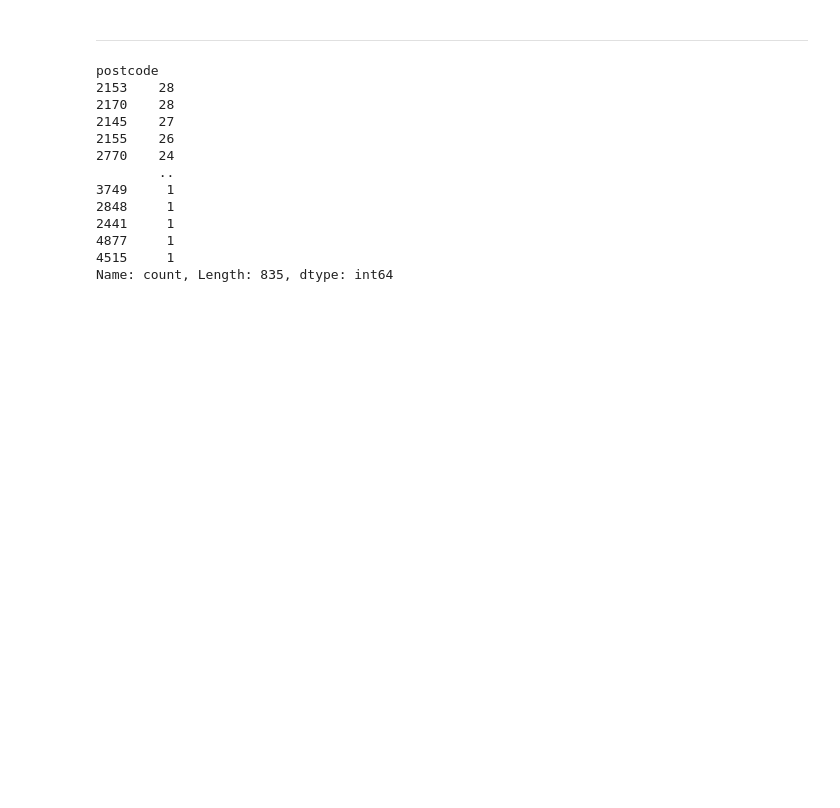
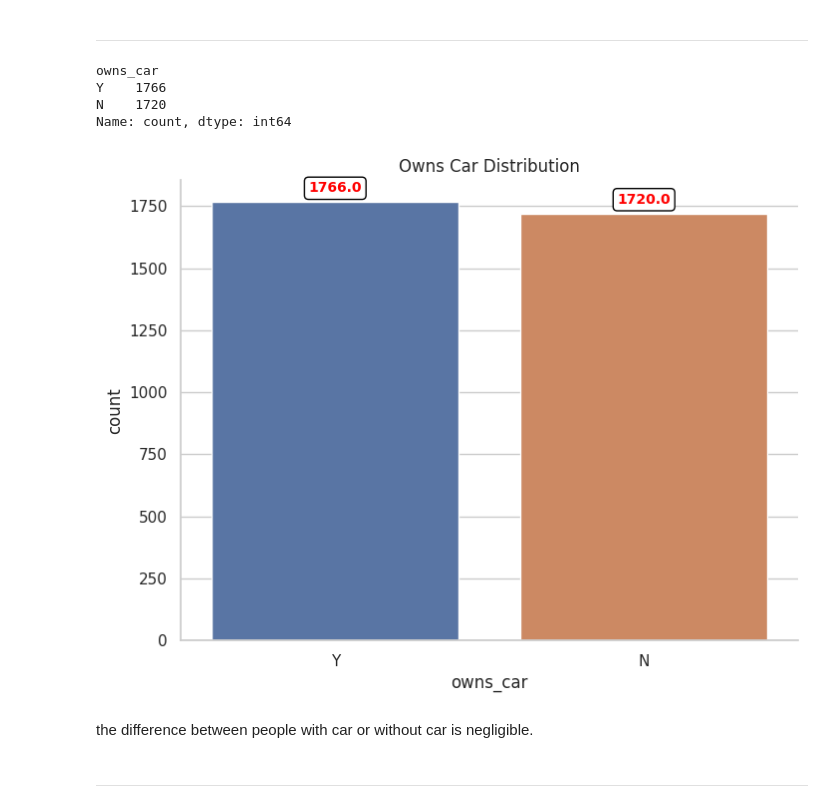
Before and after one commit to omkarpawar1430/KPMG-Virtual-Internship, a Jupyter notebook: Module 2/data_viz.ipynb, the cells around one changed output. Saved outputs shown, nothing was run; the diff lists cells and outputs as text; code cells hidden in the pictures; blank space fills up the shorter version.

```diff
--- a/Module 2/data_viz.ipynb
+++ b/Module 2/data_viz.ipynb
@@ -179,19 +179,47 @@ plt.show()
 We can clearly say that our customers are from range of 20 to 70 with very few exceptions.
 # %% [markdown]
 ------
-# %%
-temp_view['postcode'].value_counts()
-# %% [output]
-postcode
-2153    28
-2170    28
-2145    27
-2155    26
-2770    24
-        ..
-3749     1
-2848     1
-2441     1
-4877     1
-4515     1
-Name: count, Length: 835, dtype: int64
+# %%
+# owns a car?
+temp_view['owns_car'].value_counts()
+# %% [output]
+owns_car
+Y    1766
+N    1720
+Name: count, dtype: int64
+# %%
+# Import necessary libraries
+import matplotlib.pyplot as plt
+import seaborn as sns
+
+# Set the size of the plot
+plt.figure(figsize=(8, 6))
+
+# Customize Seaborn settings
+sns.set_palette("pastel")  # Change the color palette
+sns.set(style="whitegrid")  # Add grid lines
+
+# Create a countplot using Seaborn
+ax = sns.countplot(x='owns_car', data=temp_view)
+
+# Add count numbers on top of each bar
+for p in ax.patches: # to iterate over each bar in the count plot
+    ax.annotate(f'{p.get_height()}', (p.get_x() + p.get_width() / 2., p.get_height()),
+                ha='center', va='center', xytext=(0, 10), textcoords='offset points',
+                fontsize=10, color='red', weight='bold',
+                bbox=dict(facecolor='white', edgecolor='black', boxstyle='round,pad=0.3'))
+
+# Remove the spines (borders) for a cleaner look
+sns.despine()
+
+# Add title to the plot
+plt.title('Owns Car Distribution')
+
+# Display the plot
+plt.show()
+# %% [output]
+[figure, added]
+# %% [markdown]
+the difference between people with car or without car is negligible.
+# %% [markdown]
+---------
```
Also changed, not shown: 4 other files.
